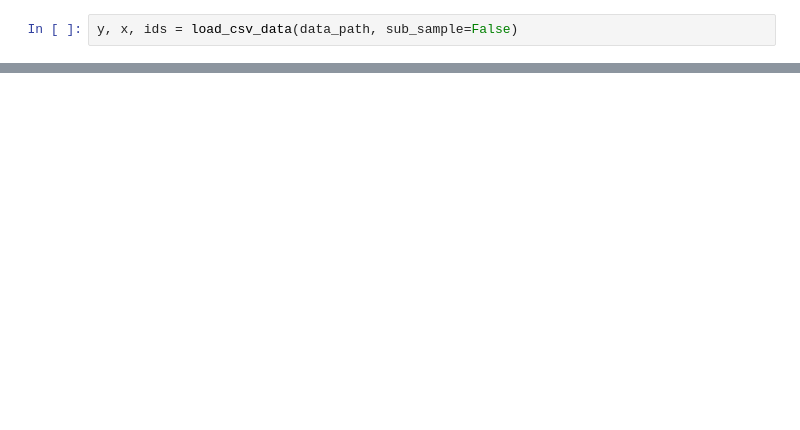
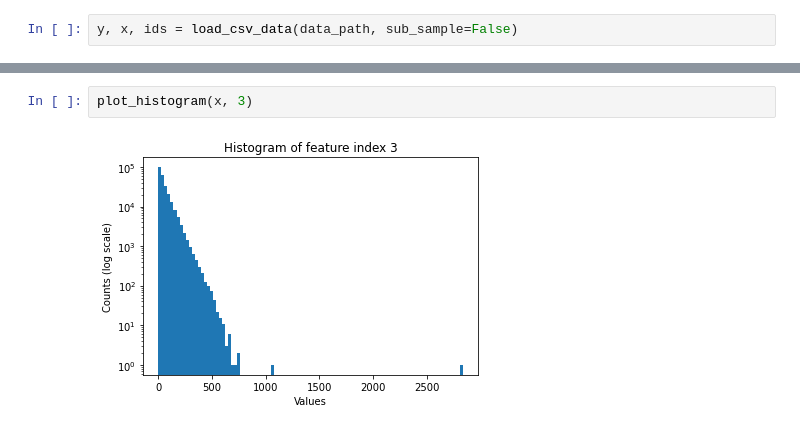
Before and after one commit to CS-433/ml-project-1-teamphilippe, a Jupyter notebook: project1.ipynb, the cells around one changed output, grey strips where cells are left out. Cells and saved outputs as stored; diff of their text form; blank space fills up the shorter version.

```diff
--- a/project1.ipynb
+++ b/project1.ipynb
@@ -61,0 +36,4 @@ tp/(tp+1/2*not_classified_correctly)
+# %%
+plot_histogram(x, 3)
+# %% [output]
+[figure, added]
```
Also changed, not shown: parts of 43 cells of this notebook, 10 other files.
